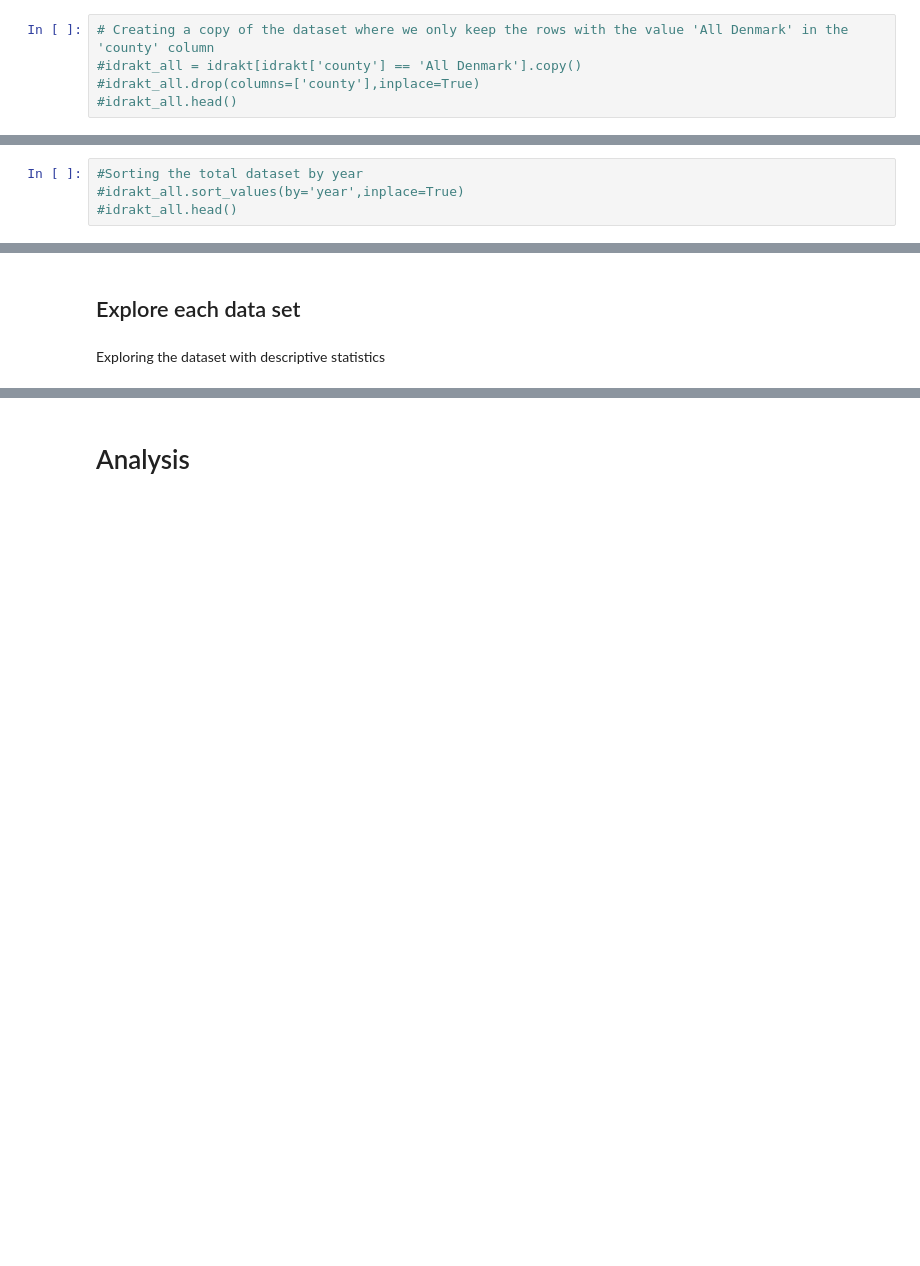
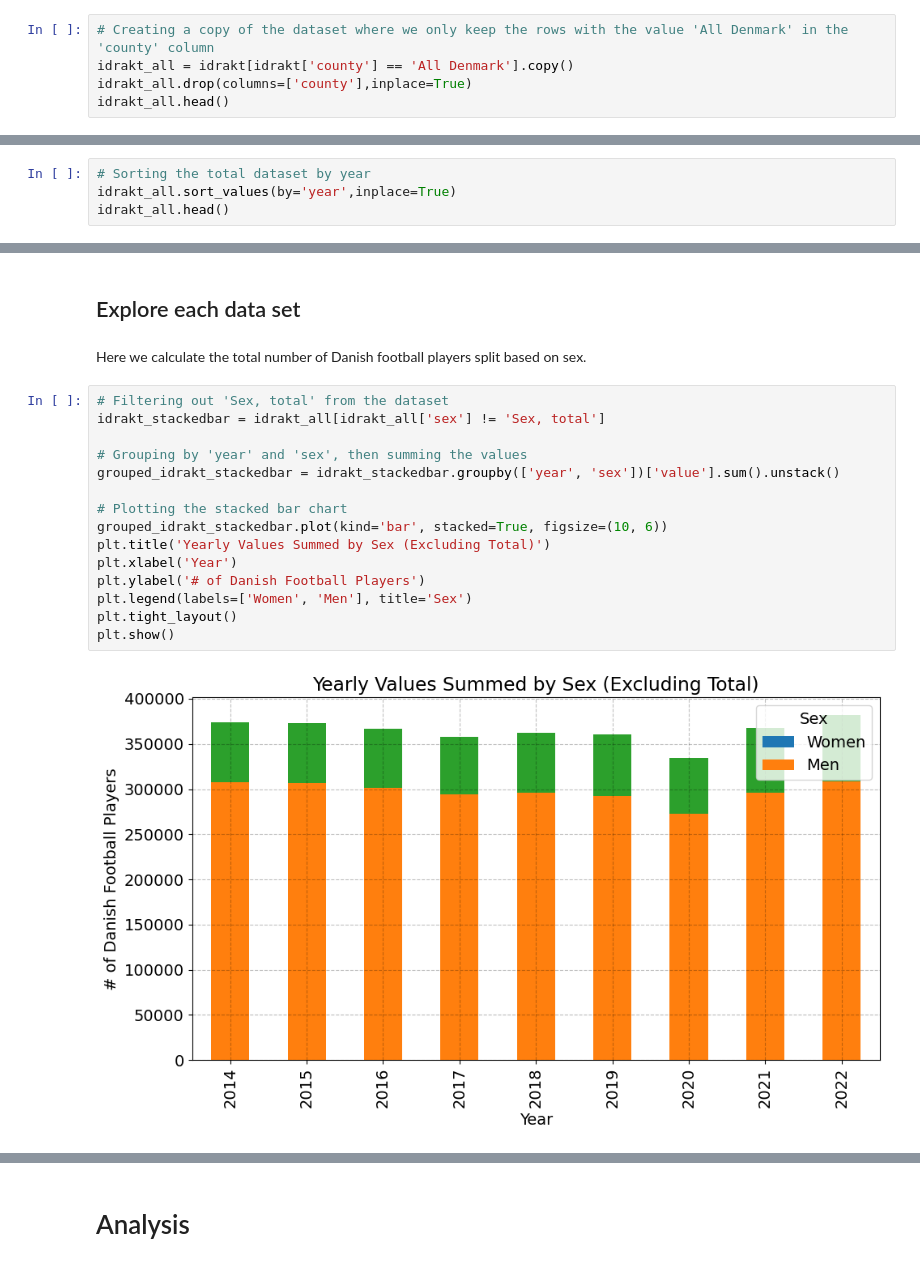
Before and after one commit to NumEconCopenhagen/projects-2024-econtechvets, a Jupyter notebook: dataproject/dataproject.ipynb, the cells around one changed output, grey strips where cells are left out. Saved outputs shown, nothing was run; the diff lists cells and outputs as text; blank space fills up the shorter version.

Commit message:
3 graphs

```diff
--- a/dataproject/dataproject.ipynb
+++ b/dataproject/dataproject.ipynb
@@ -127,6 +119,6 @@ idrakt.head()
 | 4 | All Denmark | Football | Men | 2015 | 306540 |
 # %%
 # Creating a copy of the dataset where we only keep the rows with the value 'All Denmark' in the 'county' column
-#idrakt_all = idrakt[idrakt['county'] == 'All Denmark'].copy()
-#idrakt_all.drop(columns=['county'],inplace=True)
-#idrakt_all.head()
+idrakt_all = idrakt[idrakt['county'] == 'All Denmark'].copy()
+idrakt_all.drop(columns=['county'],inplace=True)
+idrakt_all.head()
@@ -133,4 +132,4 @@ idrakt.head()
 # %%
-#Sorting the total dataset by year
-#idrakt_all.sort_values(by='year',inplace=True)
-#idrakt_all.head()
+# Sorting the total dataset by year
+idrakt_all.sort_values(by='year',inplace=True)
+idrakt_all.head()
@@ -137,4 +143,21 @@ idrakt.head()
 # %% [markdown]
 ## Explore each data set
-# %% [markdown]
-Exploring the dataset with descriptive statistics
+# %% [markdown]
+Here we calculate the total number of Danish football players split based on sex.
+# %%
+# Filtering out 'Sex, total' from the dataset
+idrakt_stackedbar = idrakt_all[idrakt_all['sex'] != 'Sex, total']
+
+# Grouping by 'year' and 'sex', then summing the values
+grouped_idrakt_stackedbar = idrakt_stackedbar.groupby(['year', 'sex'])['value'].sum().unstack()
+
+# Plotting the stacked bar chart
+grouped_idrakt_stackedbar.plot(kind='bar', stacked=True, figsize=(10, 6))
+plt.title('Yearly Values Summed by Sex (Excluding Total)')
+plt.xlabel('Year')
+plt.ylabel('# of Danish Football Players')
+plt.legend(labels=['Women', 'Men'], title='Sex')
+plt.tight_layout()
+plt.show()
+# %% [output]
+[figure, added]
```
Also changed, not shown: parts of 13 cells of this notebook.
